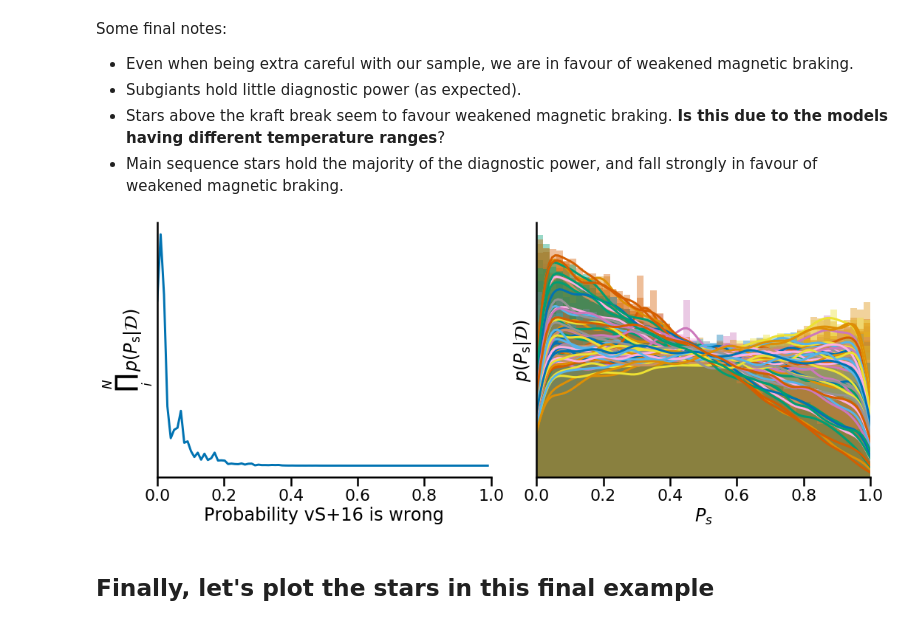
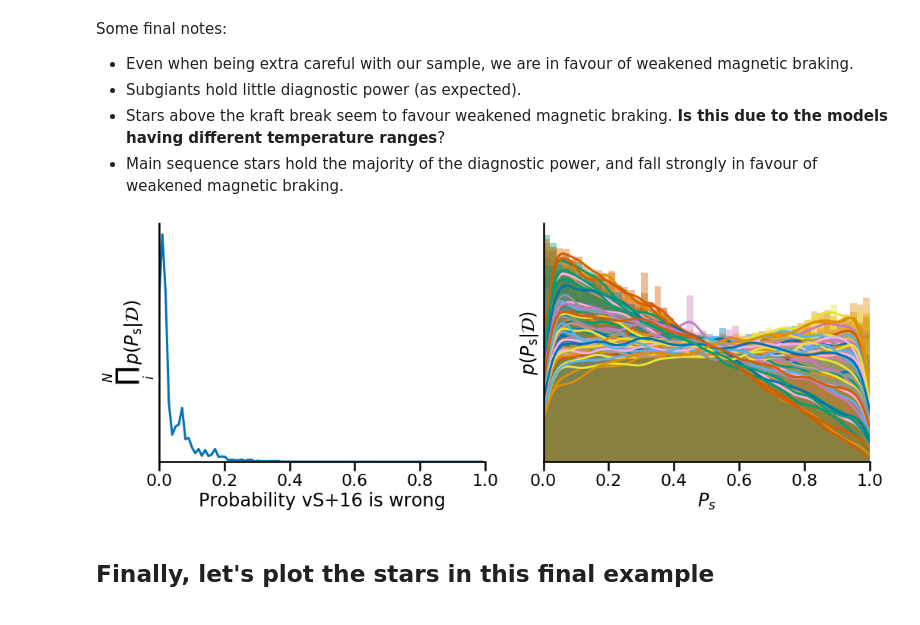
Before and after one commit to ojhall94/malatium, a Jupyter notebook: models/consolidate.ipynb, the cells around one changed output. Saved outputs shown, nothing was run; the diff lists cells and outputs as text; code cells hidden in the pictures.

Commit message:
Calling it a day, made some more plots

```diff
--- a/models/consolidate.ipynb
+++ b/models/consolidate.ipynb
@@ -68,6 +68,7 @@ ax[0].set_xlabel(r'$P_{\rm s}$')
 ax[0].set_ylabel(r'$\prod_i^N\ p(P_{\rm{s}} | \mathcal{D})$')
 ax[0].get_yaxis().set_ticks([])
 ax[0].set_xlim(0, 1)
+ax[0].set_ylim(0)
 for n in post_pa:
     sns.distplot(n, ax=ax[1])
 ax[1].set_ylabel(r'$p(P_{\rm{s}} | \mathcal{D})$')
@@ -296,25 +309,27 @@ f_post_pa = np.array(post_pa)[fsel]
 # %%
 fig, ax = plt.subplots(1, 2, figsize=(15,6))
 ax[0].plot(bins[:-1], np.prod(hists_sel_cov, axis=0))
 ax[0].set_xlabel('Probability vS+16 is wrong')
 # ax[0].set_xlabel(r'$P_{\rm s}$')
 ax[0].set_ylabel(r'$\prod_i^N\ p(P_{\rm{s}} | \mathcal{D})$')
 ax[0].get_yaxis().set_ticks([])
 ax[0].set_xlim(0, 1)
+ax[0].set_ylim(0)
 for n in f_post_pa:
     sns.distplot(n, ax=ax[1])
 ax[1].set_ylabel(r'$p(P_{\rm{s}} | \mathcal{D})$')
 ax[1].set_xlabel(r'$P_s$')
 ax[1].set_xlim(0, 1)
+# ax[1].set_ylim(0)
 ax[1].get_yaxis().set_ticks([])
 sns.despine()
 
 # fig.suptitle(fr'Using {len(hists_sel_cov)}/95 stars', fontsize=25)
 fig.tight_layout()
 plt.savefig('/home/oliver/Dropbox/Apps/Overleaf/Malatium/Images/modelresults.pdf', rasterized=True)
 plt.show()
 # %% [output]
-[figure, old version]
+[figure, new version]
 # %% [markdown]
 ## Finally, let's plot the stars in this final example
 # %%
```
Also changed, not shown: parts of 6 cells of this notebook.
